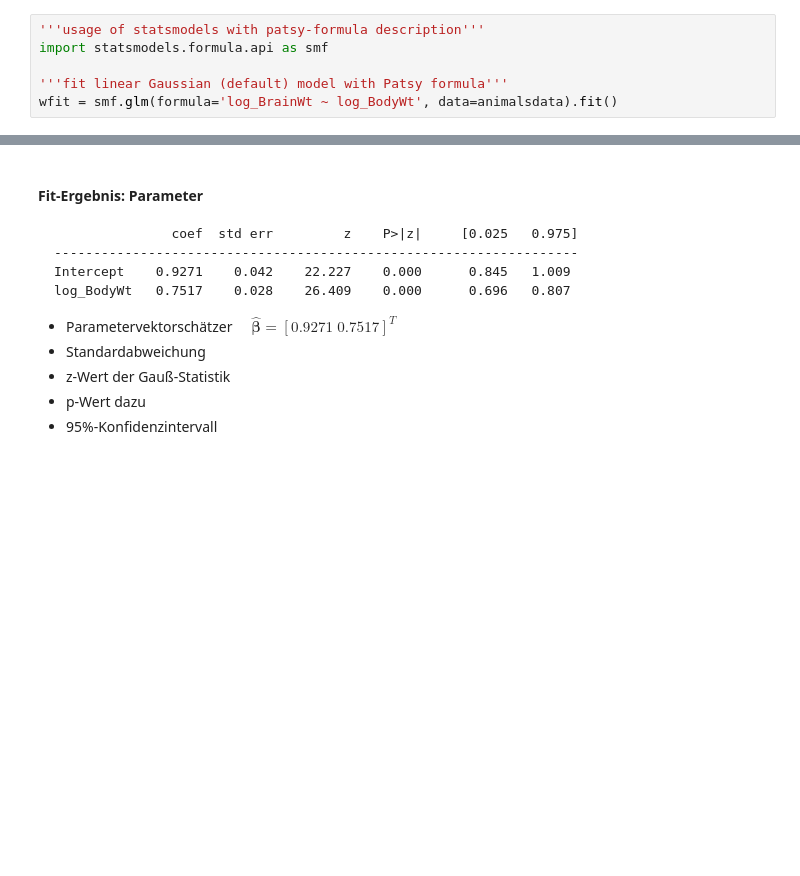
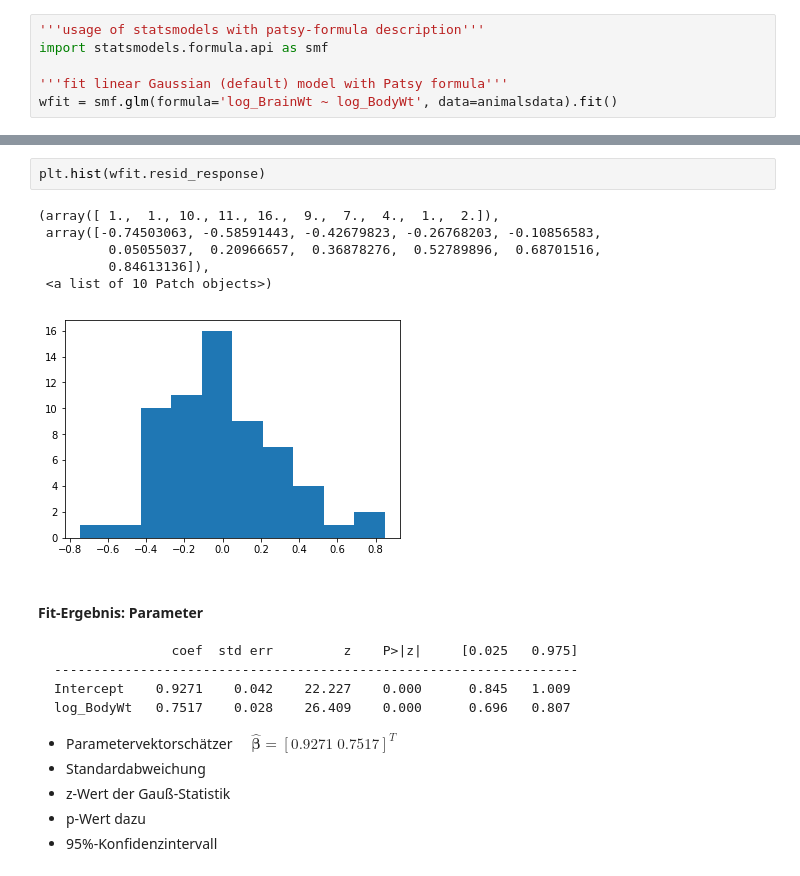
Before and after one commit to HilfenAtUni/inf4151, a Jupyter notebook: folien/001_GLM-I-LineareModelle.ipynb, the cells around one changed output, grey strips where cells are left out. Cells and saved outputs as stored; diff of their text form; blank space fills up the shorter version.

```diff
--- a/folien/001_GLM-I-LineareModelle.ipynb
+++ b/folien/001_GLM-I-LineareModelle.ipynb
@@ -730,6 +730,15 @@ No. Iterations:                     2
 Intercept      0.9271      0.042     22.227      0.000       0.845       1.009
 log_BodyWt     0.7517      0.028     26.409      0.000       0.696       0.807
 ==============================================================================
+# %%
+plt.hist(wfit.resid_response)
+# %% [output]
+(array([ 1.,  1., 10., 11., 16.,  9.,  7.,  4.,  1.,  2.]),
+ array([-0.74503063, -0.58591443, -0.42679823, -0.26768203, -0.10856583,
+         0.05055037,  0.20966657,  0.36878276,  0.52789896,  0.68701516,
+         0.84613136]),
+ <a list of 10 Patch objects>)
+[figure, added]
 # %% [markdown]
 #### Fit-Ergebnis: Parameter
                    coef  std err         z    P>|z|     [0.025   0.975]
```
Also changed, not shown: parts of 9 cells of this notebook, 4 other files.
